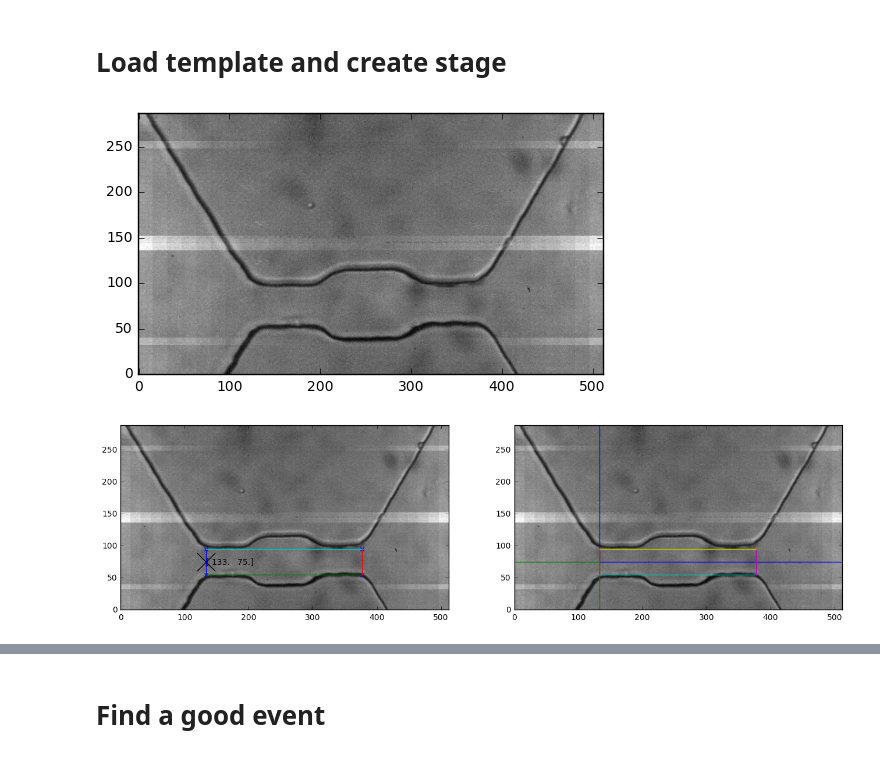
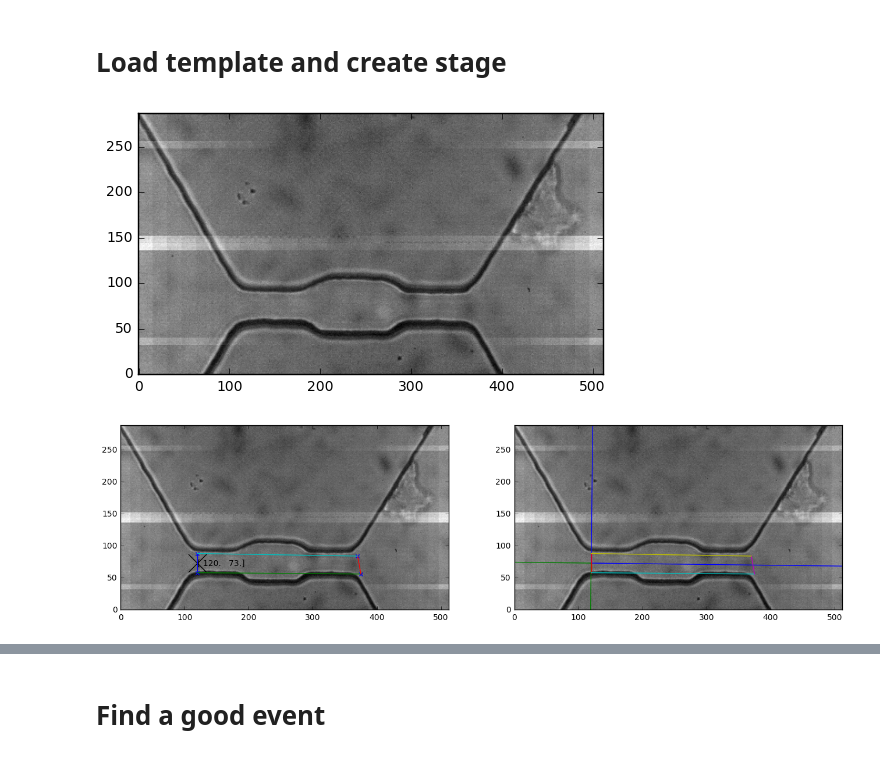
Before and after one commit to codycombs/cell_deformation, a Jupyter notebook: ellipse_fitting_tutorial.ipynb, the cells around one changed output, grey strips where cells are left out. Cells and saved outputs as stored; diff of their text form; code cells hidden in the pictures.

```diff
--- a/ellipse_fitting_tutorial.ipynb
+++ b/ellipse_fitting_tutorial.ipynb
@@ -21,9 +23,9 @@ from IPython.display import HTML
 # %% [markdown]
 # Load data
 # %%
-date = '7-7-2017/'
+date = '7-17-2017/'
 particle = '293-T/'
-channel = '17p5-35-17p5_0/'
+channel = '15-30-15_1/'
 file_index = '0'
 
 base_path = '/home/prestonh/Desktop/Research/cancer_cells/data/'
@@ -46,16 +48,16 @@ template_frame = oi_vid.get_frame(template_index)
 plt.imshow(template_frame, cmap = 'gray', origin = 'lower')
 plt.show()
 # %% [output]
-[figure, old version]
+[figure, new version]
 # %%
 reload(oi)
 template_index = 0
 template_frame = oi_vid.get_frame(template_index)
-c0 = [133, 95]
-c1 = [133, 55]
-c2 = [377, 55]
-c3 = [377, 95]
+c0 = [120,88]
+c1 = [120,58]
+c2 = [375,56]
+c3 = [370,84]
 oi_stage = oi.Stage(template_frame, c0, c1, c2, c3)
 oi_stage.plot_stage()
 # %% [output]
-[figure, old version]
+[figure, new version]
```
Also changed, not shown: parts of 22 cells of this notebook.
